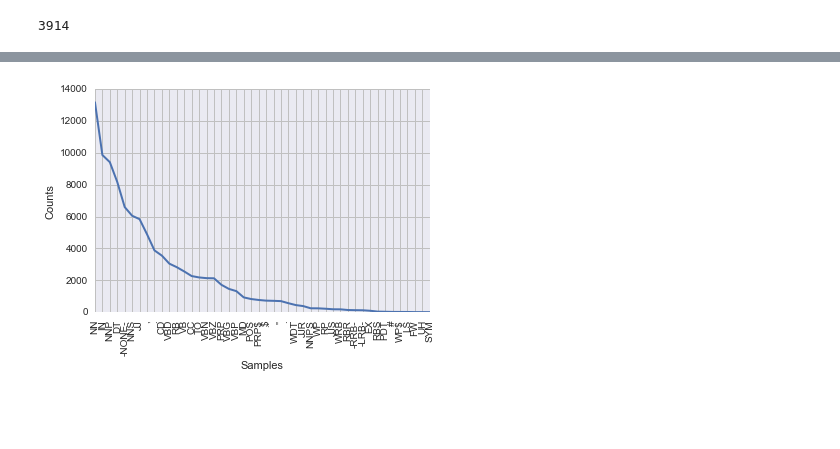
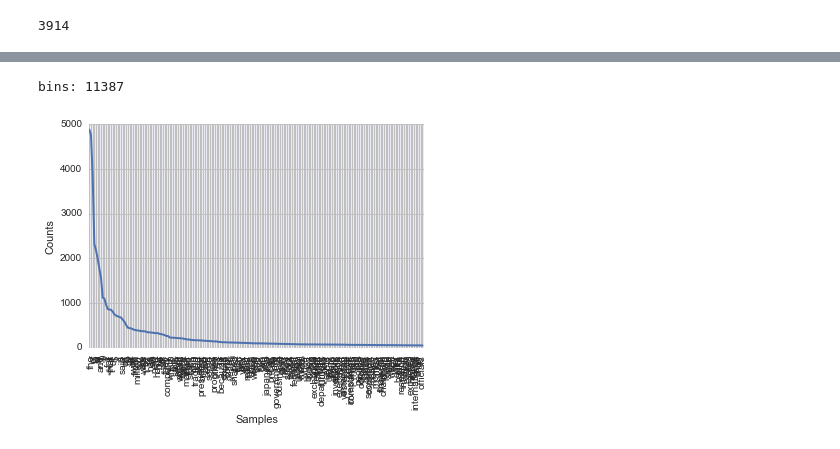
Before and after one commit to clieb3/pos-tagger-comparison, a Jupyter notebook: backoff-comparison.ipynb, the cells around one changed output, grey strips where cells are left out. Drawn from its saved outputs; the diff is of its cells as text; code cells hidden in the pictures; blank space fills up the shorter version.

```diff
--- a/backoff-comparison.ipynb
+++ b/backoff-comparison.ipynb
@@ -35,6 +39,8 @@ def default_backoff_tagger(train_sents):
 # %%
-tags = [tag for sent in treebank_sents for (word, tag) in sent]
-fd = nltk.FreqDist(tags)
-fd.plot()
+words = [word.lower() for sent in treebank_sents for (word, _) in sent]
+fd = nltk.FreqDist(words)
+print ('bins:', fd.B())
+fd.plot(200)
 # %% [output]
+bins: 11387
-[figure, old version]
+[figure, new version]
```
Also changed, not shown: parts of 20 cells of this notebook, 2 other files.
